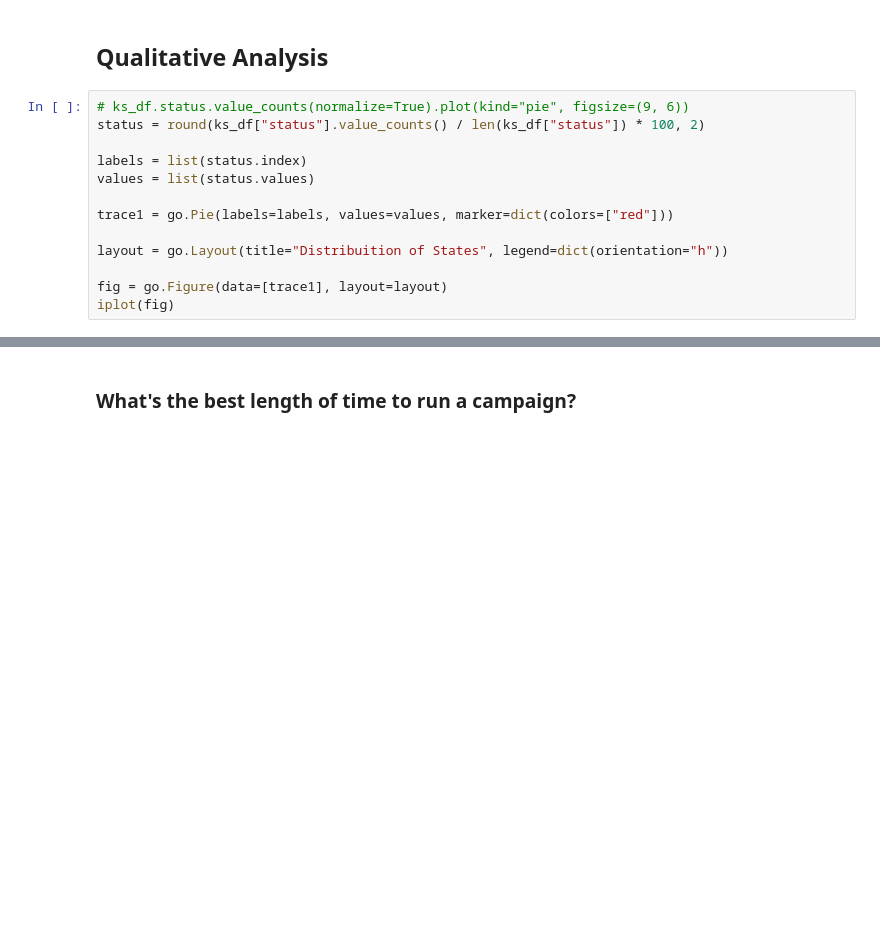
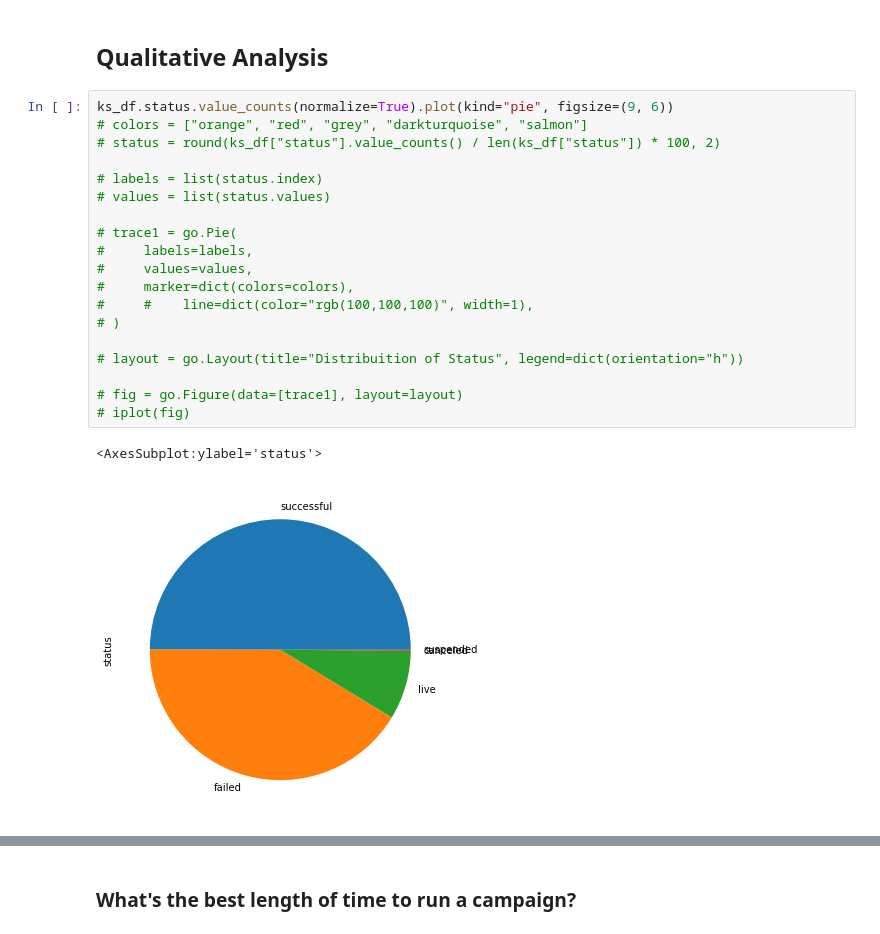
Before and after one commit to cristina-iacob/kickstarter_analysis, a Jupyter notebook: DSI_kickstarterscrape_dataset.ipynb, the cells around one changed output, grey strips where cells are left out. Cells and saved outputs as stored; diff of their text form; blank space fills up the shorter version.

```diff
--- a/DSI_kickstarterscrape_dataset.ipynb
+++ b/DSI_kickstarterscrape_dataset.ipynb
@@ -283,17 +283,25 @@ There is nothing about marketing presence so a possible new variable can be if t
 # %% [markdown]
 ## Qualitative Analysis
 # %%
-# ks_df.status.value_counts(normalize=True).plot(kind="pie", figsize=(9, 6))
-status = round(ks_df["status"].value_counts() / len(ks_df["status"]) * 100, 2)
+ks_df.status.value_counts(normalize=True).plot(kind="pie", figsize=(9, 6))
+# colors = ["orange", "red", "grey", "darkturquoise", "salmon"]
+# status = round(ks_df["status"].value_counts() / len(ks_df["status"]) * 100, 2)
 
-labels = list(status.index)
-values = list(status.values)
+# labels = list(status.index)
+# values = list(status.values)
 
-trace1 = go.Pie(labels=labels, values=values, marker=dict(colors=["red"]))
+# trace1 = go.Pie(
+#     labels=labels,
+#     values=values,
+#     marker=dict(colors=colors),
+#     #    line=dict(color="rgb(100,100,100)", width=1),
+# )
 
-layout = go.Layout(title="Distribuition of States", legend=dict(orientation="h"))
+# layout = go.Layout(title="Distribuition of Status", legend=dict(orientation="h"))
 
-fig = go.Figure(data=[trace1], layout=layout)
-iplot(fig)
+# fig = go.Figure(data=[trace1], layout=layout)
+# iplot(fig)
 # %% [output]
+<AxesSubplot:ylabel='status'>
+[figure, added]
 [interactive output not drawn]
```
Also changed, not shown: parts of 3 cells of this notebook.
